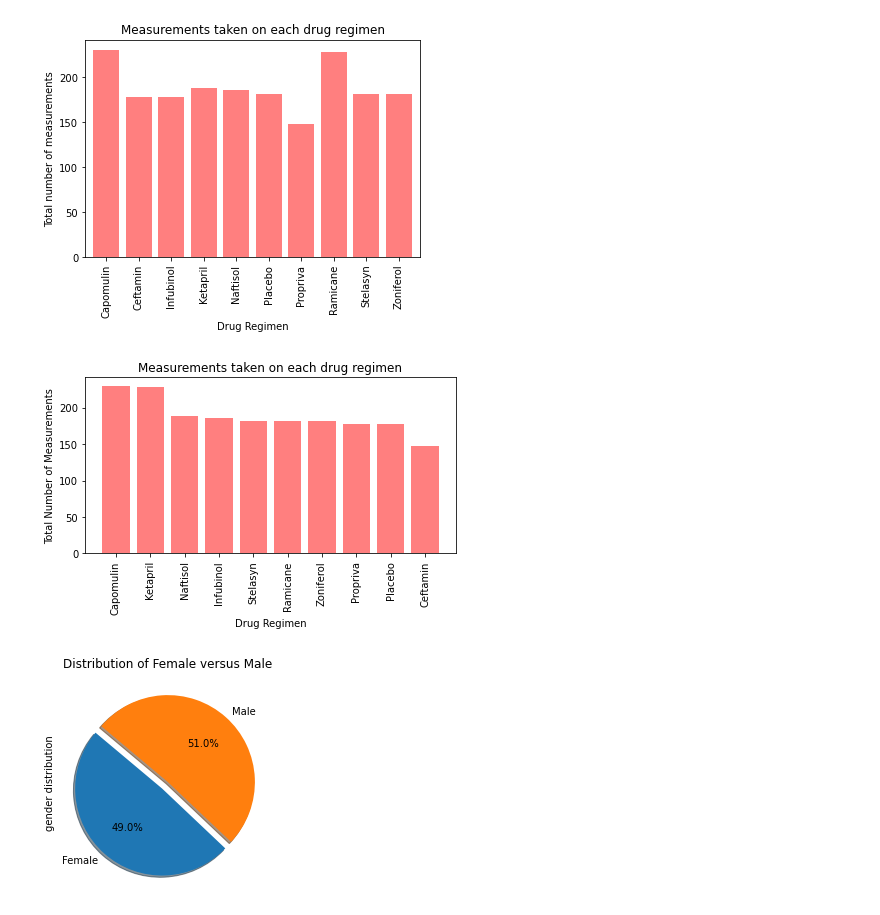
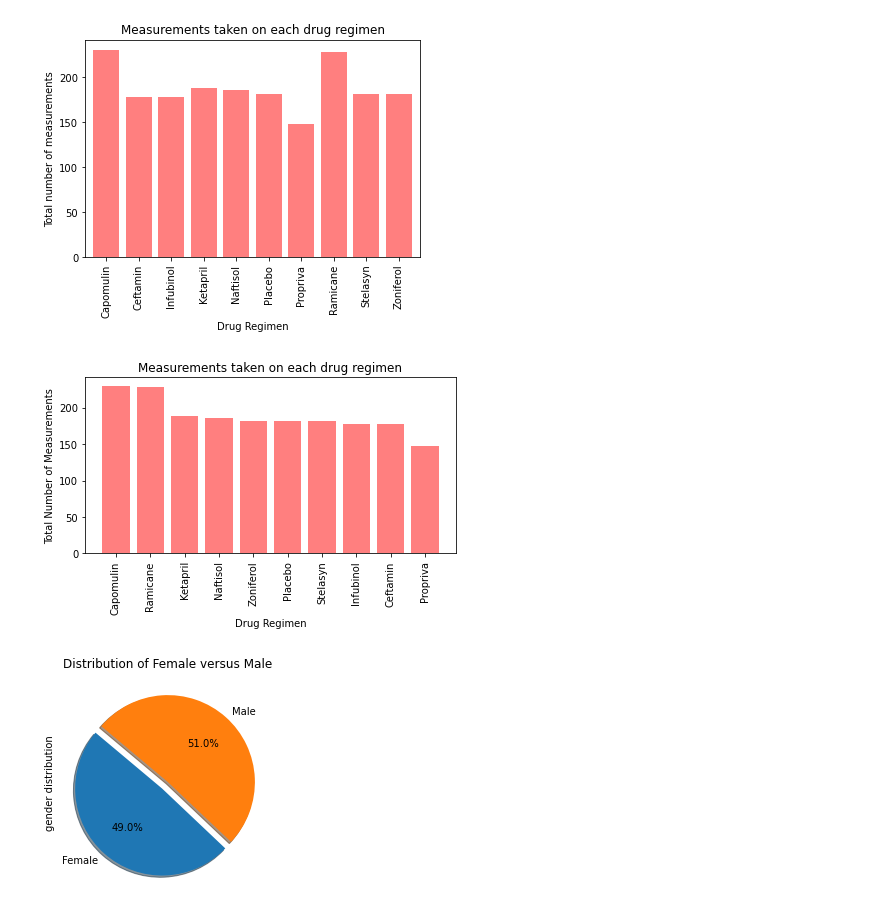
Before and after one commit to haiyun508/Matplotlib--The-Power-of-Plots, a Jupyter notebook: pymaceuticals_main.ipynb, the cells around one changed output. Saved outputs shown, nothing was run; the diff lists cells and outputs as text; code cells hidden in the pictures.

```diff
--- a/pymaceuticals_main.ipynb
+++ b/pymaceuticals_main.ipynb
@@ -159,19 +158,22 @@ Text(0.5, 1.0, 'Measurements taken on each drug regimen')
 [figure]
 # %%
 # Generate a bar plot showing the total number of measurements taken on each drug regimen using pyplot.
-
-x_values=combined_data["Drug Regimen"].unique()
-y_values=combined_data["Drug Regimen"].value_counts()
+counts_data=combined_data["Drug Regimen"].value_counts()
+counts_df=pd.DataFrame(counts_data)
+counts_df=counts_df.reset_index()
+counts_df=counts_df.rename(columns={"index":"Drug Regimen","Drug Regimen":"counts"})
+x_values=counts_df["Drug Regimen"]
+y_values=counts_df["counts"]
 x_axis=np.arange(len(x_values))
 tick_locations=[value for value in x_axis]
 plt.bar(x_values,y_values,width=0.8,facecolor="red",alpha=0.5)
 plt.xticks(tick_locations,(value for value in x_values),rotation=90)
 plt.xlabel("Drug Regimen")
 plt.ylabel("Total Number of Measurements")
 plt.title("Measurements taken on each drug regimen")
 plt.tight_layout()
 # %% [output]
-[figure, old version]
+[figure, new version]
 # %%
 # Generate a pie plot showing the distribution of female versus male mice using pandas
 gender_groups=combined_data.groupby("Sex")
```
Also changed, not shown: parts of 7 cells of this notebook.
